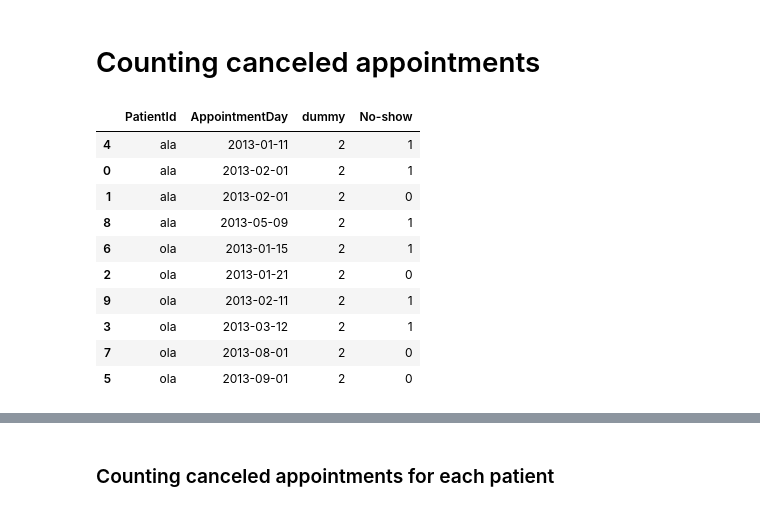
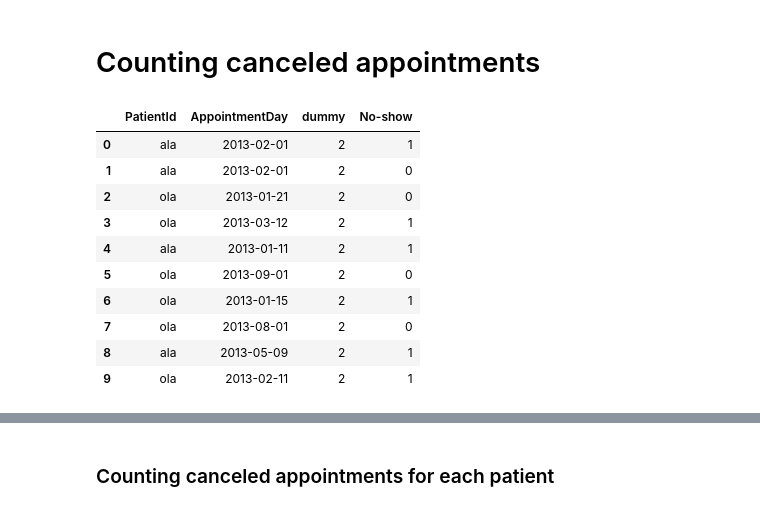
Before and after one commit to MalgoSt/PythonExercises, a Jupyter notebook: Canceled appointments (cumsum).ipynb, the cells around one changed output, grey strips where cells are left out. Saved outputs shown, nothing was run; the diff lists cells and outputs as text; code cells hidden in the pictures.

```diff
--- a/Canceled appointments (cumsum).ipynb
+++ b/Canceled appointments (cumsum).ipynb
@@ -5,28 +5,28 @@ import pandas as pd
 # %%
 # Sample data for testing
 dataset = pd.DataFrame([
                        ["ala", pd.Timestamp('20130201 00:00:00'), 2, 1],\
                        ["ala", pd.Timestamp('20130201 00:00:00'), 2, 0],\
                        ["ola", pd.Timestamp('20130121 00:00:00'), 2, 0],\
                        ["ola", pd.Timestamp('20130312 00:00:00'), 2, 1],\
                        ["ala", pd.Timestamp('20130111 00:00:00'), 2, 1],\
                        ["ola", pd.Timestamp('20130901 00:00:00'), 2, 0],\
                        ["ola", pd.Timestamp('20130115 00:00:00'), 2, 1],\
                        ["ola", pd.Timestamp('20130801 00:00:00'), 2, 0],\
                        ["ala", pd.Timestamp('20130509 00:00:00'), 2, 1],\
                        ["ola", pd.Timestamp('20130211 00:00:00'), 2, 1]],\
                        columns=["PatientId","AppointmentDay","dummy","No-show"])
 
-dataset.sort_values(["PatientId","AppointmentDay"])
+dataset
 # %% [output]
 |  | PatientId | AppointmentDay | dummy | No-show |
-| 4 | ala | 2013-01-11 | 2 | 1 |
 | 0 | ala | 2013-02-01 | 2 | 1 |
 | 1 | ala | 2013-02-01 | 2 | 0 |
+| 2 | ola | 2013-01-21 | 2 | 0 |
+| 3 | ola | 2013-03-12 | 2 | 1 |
+| 4 | ala | 2013-01-11 | 2 | 1 |
+| 5 | ola | 2013-09-01 | 2 | 0 |
+| 6 | ola | 2013-01-15 | 2 | 1 |
+| 7 | ola | 2013-08-01 | 2 | 0 |
 | 8 | ala | 2013-05-09 | 2 | 1 |
-| 6 | ola | 2013-01-15 | 2 | 1 |
-| 2 | ola | 2013-01-21 | 2 | 0 |
 | 9 | ola | 2013-02-11 | 2 | 1 |
-| 3 | ola | 2013-03-12 | 2 | 1 |
-| 7 | ola | 2013-08-01 | 2 | 0 |
-| 5 | ola | 2013-09-01 | 2 | 0 |
```
Also changed, not shown: parts of 5 cells of this notebook.
